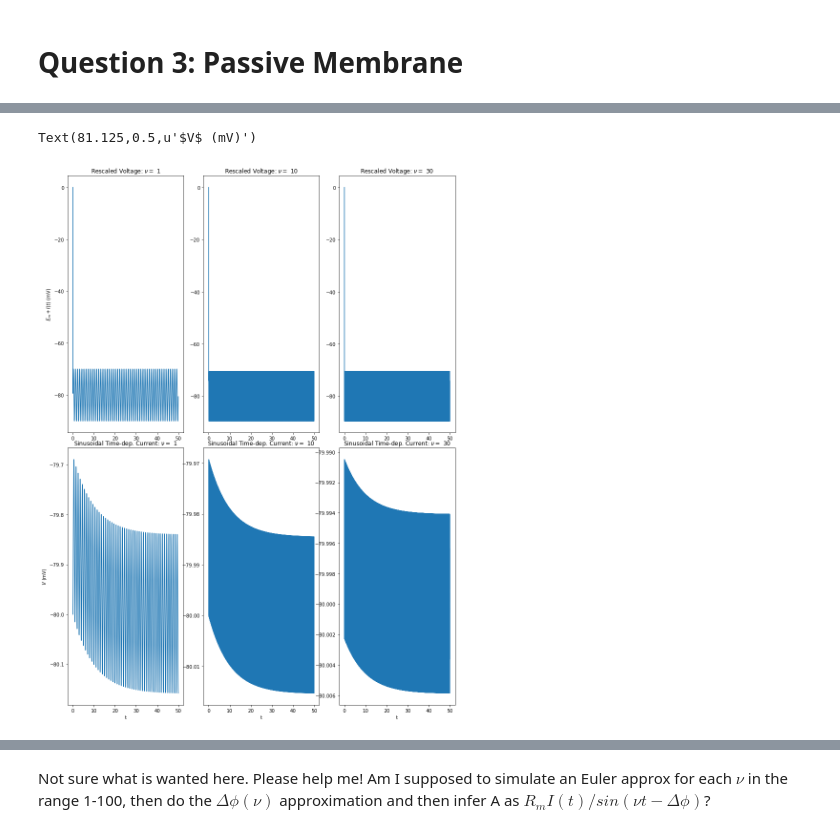
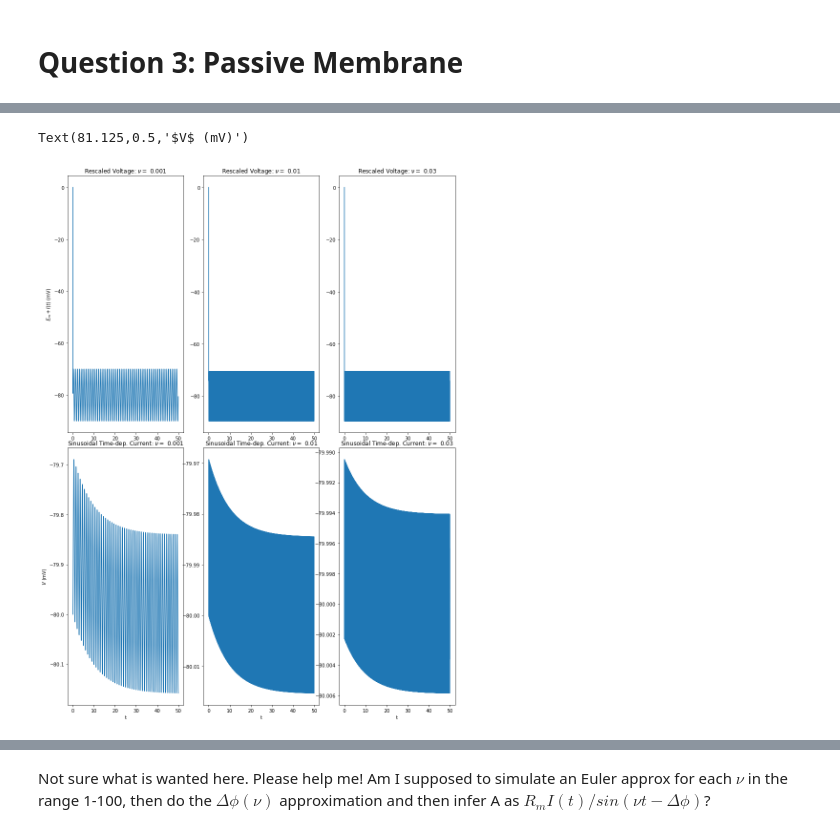
Before and after one commit to RobertTLange/ModelsNeuralSystems, a Jupyter notebook: 03_Ordinary_Differential_Equations.ipynb, the cells around one changed output, grey strips where cells are left out. Drawn from its saved outputs; the diff is of its cells as text; code cells hidden in the pictures.

```diff
--- a/03_Ordinary_Differential_Equations.ipynb
+++ b/03_Ordinary_Differential_Equations.ipynb
@@ -222,20 +222,20 @@ voltages_sin = [voltages_sin_1, voltages_sin_10, voltages_sin_30]
 # %%
 # Plot the results
 fig, ax = plt.subplots(nrows=2, ncols=3, figsize=(12, 16))
 #fig.tight_layout(rect=[0, 0.03, 1, 0.925])
 fig.tight_layout()
-vs = [1, 10, 30]
+vs = [1./1000, 10./1000, 30./1000]
 
 for i in range(3):
     ax[0, i].plot(t_seq, voltages_sin[i])
     ax[1, i].plot(t_seq, V_t[i])
     ax[0, i].set_title(r"Rescaled Voltage: $\nu =$ {}".format(vs[i]))
     ax[1, i].set_title(r"Sinusoidal Time-dep. Current: $\nu =$ {}".format(vs[i]))
     ax[1, i].set_xlabel("t")
 
 ax[0, 0].set_ylabel(r"$E_m + I(t)$ (mV)")
 ax[1, 0].set_ylabel(r"$V$ (mV)")
 # %% [output]
-Text(81.125,0.5,u'$V$ (mV)')
+Text(81.125,0.5,'$V$ (mV)')
-[figure, old version]
+[figure, new version]
 # %%
```
Also changed, not shown: parts of 3 cells of this notebook, 1 other file.
